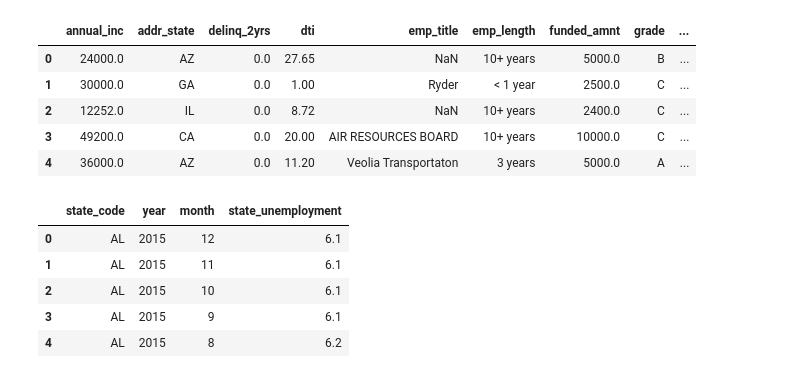
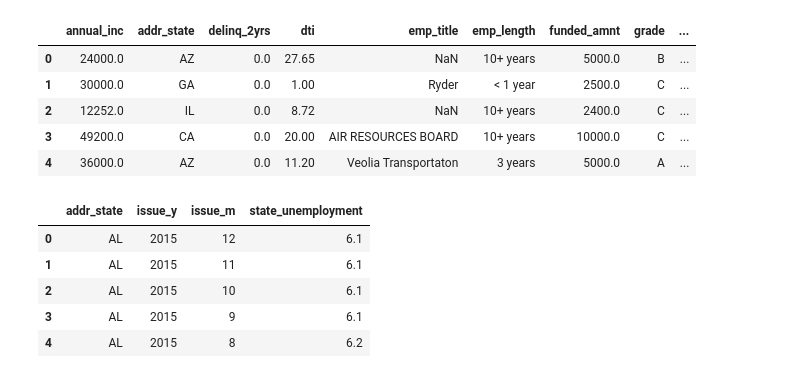
Before and after one commit to tanhl30/HE4045_Project, a Jupyter notebook: 1. Data Preparation/b. Join table.ipynb, the cells around one changed output. Saved outputs shown, nothing was run; the diff lists cells and outputs as text; code cells hidden in the pictures.

```diff
--- a/1. Data Preparation/b. Join table.ipynb
+++ b/1. Data Preparation/b. Join table.ipynb
@@ -39,15 +38,15 @@ merged_df.head()
 unemp = pd.read_csv("../.Database/us_state_unemployment_rate.csv")
 # %%
 unemp.rename(columns={
-    'state_code': 'addr_state'
+    'state_code': 'addr_state',
     'year': 'issue_y',
     'month': 'issue_m',
     'value': 'state_unemployment'
 }, inplace=True)
 
 unemp.head()
 # %% [output]
-|  | state_code | year | month | state_unemployment |
+|  | addr_state | issue_y | issue_m | state_unemployment |
 | 0 | AL | 2015 | 12 | 6.1 |
 | 1 | AL | 2015 | 11 | 6.1 |
 | 2 | AL | 2015 | 10 | 6.1 |
```
Also changed, not shown: parts of 3 cells of this notebook, 1 other file.
